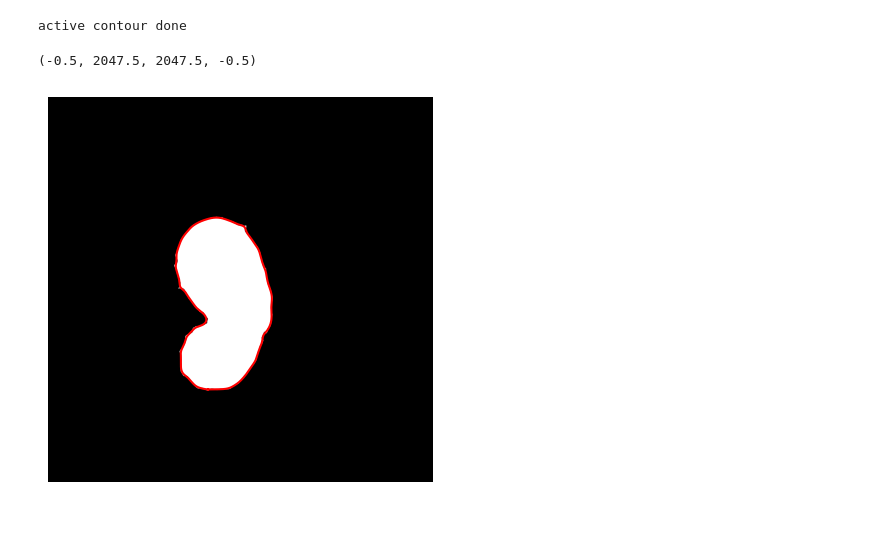
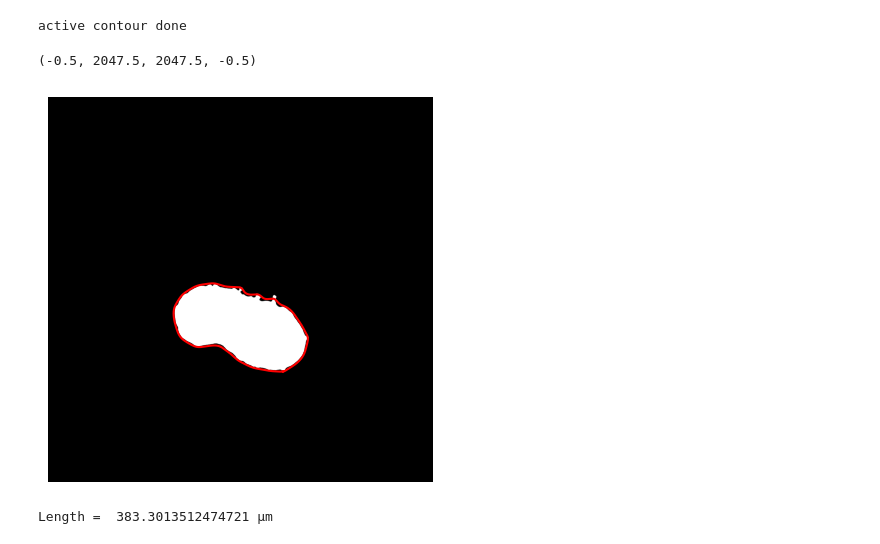
Before and after one commit to ericay6/gastruloid_img_analysis, a Jupyter notebook: contour_midline.ipynb, the cells around one changed output. Drawn from its saved outputs; the diff is of its cells as text; code cells hidden in the pictures.

```diff
--- a/contour_midline.ipynb
+++ b/contour_midline.ipynb
@@ -493,47 +495,46 @@ def bin_volume(MedialAxis, cnt,  image, ndiv= 50):
 # %%
 import matplotlib.pyplot as plt
 from skimage import io, morphology
-
 from src.analysis import medialaxis
 
 # Load your image
-image = io.imread("/Users/ericayliu/Bowling Lab/250428_gastruloids_mCherry_puro_250507_120h_004_ch00.tiff")
+image = io.imread("/Users/ericayliu/Bowling Lab/out/250623_gastruloids_MMC_250702_WT_rowD_120h_005_ch00.tiff")
+# image = io.imread("/Users/ericayliu/Bowling Lab/250623_gastruloids_MMC/120h/250623_gastruloids_MMC_250702_WT_rowA_120h_001_ch00.tif")
+# image = io.imread("/Users/ericayliu/Bowling Lab/250428_gastruloids_mCherry_puro_250507_120h_004_ch00.tiff")
 # image = io.imread("/Users/ericayliu/Bowling Lab/250428_gastruloids_mCherry_puro_250507_120h_021_ch00.tiff")
 # image = io.imread("/Users/ericayliu/Bowling Lab/250428_gastruloids_mCherry_puro_250507_120h_006_ch00.tiff")
 # image = io.imread("/Users/ericayliu/Bowling Lab/091624_gastruloids_092524_120h_hm_a005_ch00 (2).tif")
 
-# Create a binary mask
-mask = image > 100  # thresholding example
-# mask = io.imread("/Users/ericayliu/Bowling Lab/091624_gastruloids_092524_120h_HM_A005_ch00.tif") > 0
-
+lbl = imu.binarize(image)
+mask = imu.clean_binarized(lbl)
 mask_arg = np.argwhere(mask).T
 mask_cnt = imuj.bw_to_snake(mask)
 
-# From this we can also get a bounding box BBOX
+# BBOX
 BBOX = [np.min(mask_arg[0]) - 100, np.max(mask_arg[0]) + 100, np.min(mask_arg[1]) - 100,
         np.max(mask_arg[1]) + 100]
 
 cnt = imu.get_contour(mask, image, alpha=0.05, beta=0.5, w_line=0, w_edge=0)
 cnt = np.asarray(cnt[0])
 
 fig, axs = plt.subplots(1,1,figsize=(5,5))
 axs.imshow( image, cmap='gray')
 xC,yC = cnt.T
 axs.plot(yC, xC, c='r')
 axs.axis('off')
-
-# # Run volume extraction
-# medial_axis, length, segments, diameters, volume = medialaxis.get_volume(mask, image)
-
-# # Visualize the midline
-# plt.imshow(image, cmap='gray')
-# plt.plot(medial_axis[:,0], medial_axis[:,1], color='red')
-# plt.title(f"Length: {length:.2f}, Volume: {volume:.2f}")
-# plt.show()
 # %% [output]
 active contour done
 (-0.5, 2047.5, 2047.5, -0.5)
-[figure, old version]
+[figure, new version]
+# %%
+# cnt = contours[0]
+MedialAxis, length = ma.get_axis_and_length( cnt, image)
+
+um_per_pixel = 0.5 # from Pasteur Lab
+
+print("Length = ", str(length*um_per_pixel), 'µm' )
+# %% [output]
+Length =  383.3013512474721 µm
 # %%
  fig, axs = plt.subplots(1,1,figsize=(5,5))
 axs.imshow( image, cmap='gray')
```
Also changed, not shown: parts of 3 cells of this notebook.
